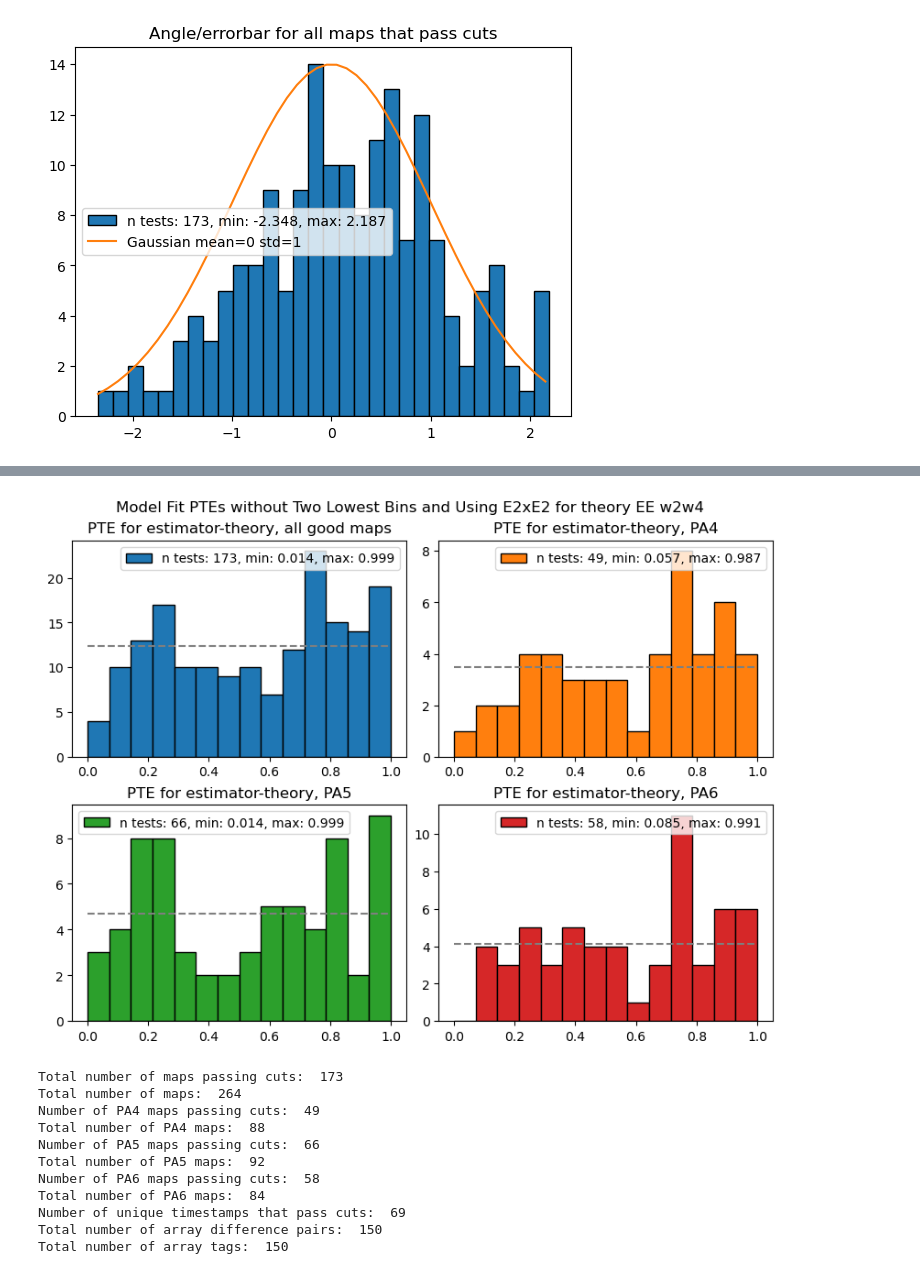
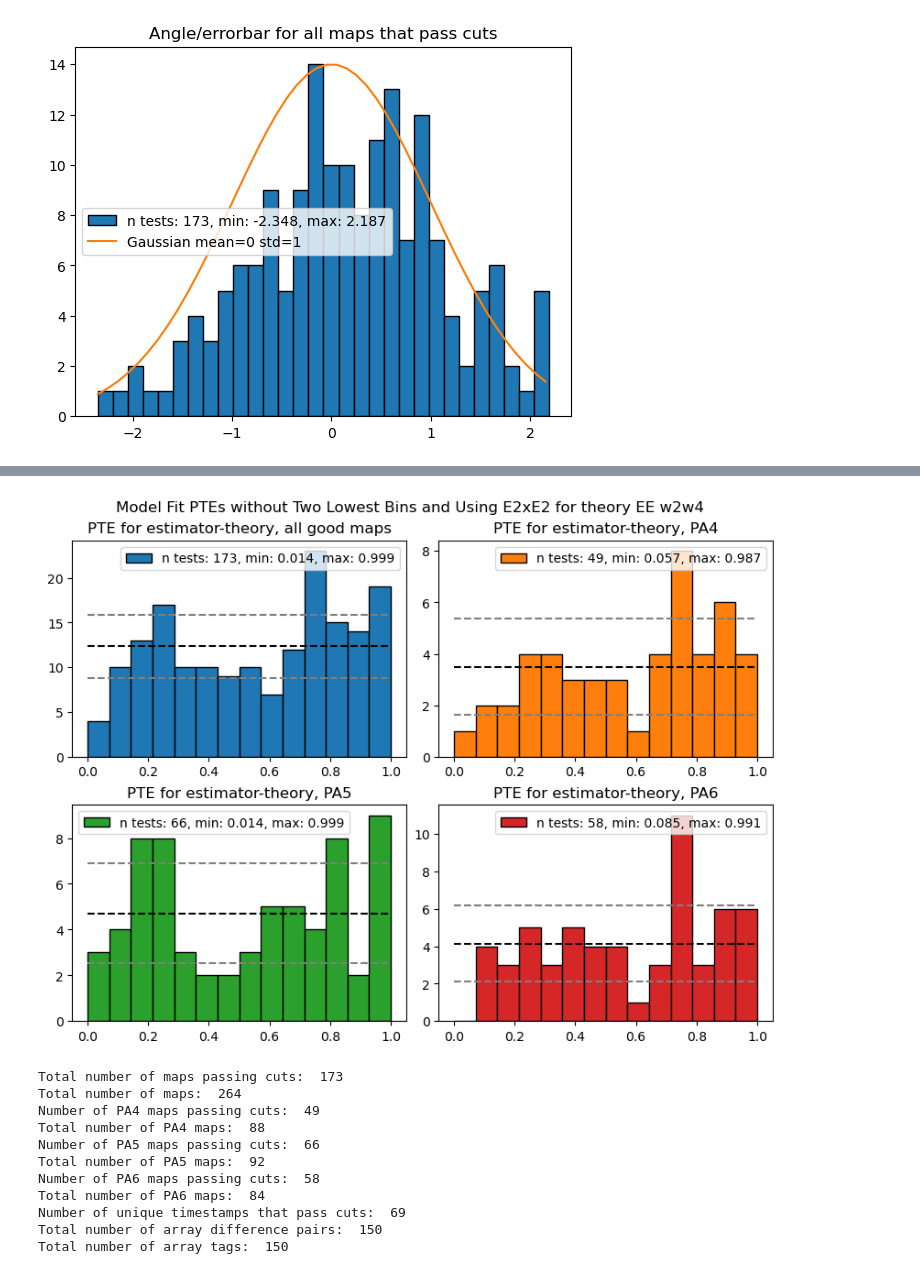
Before and after one commit to zhuber21/act-axion-analysis, a Jupyter notebook: notebooks/array_diff_larger_set_w2w4_20250201.ipynb, the cells around one changed output, grey strips where cells are left out. Cells and saved outputs as stored; diff of their text form; code cells hidden in the pictures.

```diff
--- a/notebooks/array_diff_larger_set_w2w4_20250201.ipynb
+++ b/notebooks/array_diff_larger_set_w2w4_20250201.ipynb
@@ -221,39 +240,56 @@ all_theory_covs_without_low_bins = np.array(all_theory_covs_without_low_bins)
 # Making PTE distribution plots
 nbins = 14   # Have been using 10; ACT DR6 papers seem to use 14 for their null tests
 fig, axs = plt.subplots(2, 2, constrained_layout=True, figsize=(8,6))
 fig.suptitle("Model Fit PTEs without Two Lowest Bins and Using E2xE2 for theory EE w2w4")
-#fig.suptitle("Model Fit PTEs without Two Lowest Bins w2w4")
 # All maps
 axs[0,0].hist(pte_good_maps_without_low_bins,bins=nbins,range=(0.0,1.0), color='tab:blue', edgecolor='black',
               label=f'n tests: {len(pte_good_maps_without_low_bins)}, min: {np.min(pte_good_maps_without_low_bins):.3f}, max: {np.max(pte_good_maps_without_low_bins):.3f}')
-axs[0,0].hlines(len(pte_good_maps_without_low_bins)/nbins, 0.0, 1.0, colors='tab:gray', linestyles='dashed')
+per_bin_avg = len(pte_good_maps_without_low_bins)/nbins
+per_bin_err = np.sqrt(per_bin_avg)
+axs[0,0].hlines(per_bin_avg, 0.0, 1.0, colors='black', linestyles='dashed')
+axs[0,0].hlines(per_bin_avg+per_bin_err, 0.0, 1.0, colors='tab:gray', linestyles='dashed')
+axs[0,0].hlines(per_bin_avg-per_bin_err, 0.0, 1.0, colors='tab:gray', linestyles='dashed')
 axs[0,0].set_title("PTE for estimator-theory, all good maps")
 axs[0,0].legend()
 # pa4
 idx_pa4 = np.where(map_arrays[set_pass_all_cuts]=='pa4')[0]
 axs[0,1].hist(pte_good_maps_without_low_bins[idx_pa4], bins=nbins,range=(0.0,1.0), color='tab:orange', edgecolor='black',
              label=f'n tests: {len(pte_good_maps_without_low_bins[idx_pa4])}, min: {np.min(pte_good_maps_without_low_bins[idx_pa4]):.3f}, max: {np.max(pte_good_maps_without_low_bins[idx_pa4]):.3f}')
-axs[0,1].hlines(len(pte_good_maps_without_low_bins[idx_pa4])/nbins, 0.0, 1.0, colors='tab:gray', linestyles='dashed')
+per_bin_avg = len(pte_good_maps_without_low_bins[idx_pa4])/nbins
+per_bin_err = np.sqrt(per_bin_avg)
+axs[0,1].hlines(per_bin_avg, 0.0, 1.0, colors='black', linestyles='dashed')
+axs[0,1].hlines(per_bin_avg+per_bin_err, 0.0, 1.0, colors='tab:gray', linestyles='dashed')
+axs[0,1].hlines(per_bin_avg-per_bin_err, 0.0, 1.0, colors='tab:gray', linestyles='dashed')
 axs[0,1].set_title("PTE for estimator-theory, PA4")
 axs[0,1].legend()
 # pa5
 idx_pa5 = np.where(map_arrays[set_pass_all_cuts]=='pa5')[0]
 axs[1,0].hist(pte_good_maps_without_low_bins[idx_pa5], bins=nbins,range=(0.0,1.0), color='tab:green', edgecolor='black',
              label=f'n tests: {len(pte_good_maps_without_low_bins[idx_pa5])}, min: {np.min(pte_good_maps_without_low_bins[idx_pa5]):.3f}, max: {np.max(pte_good_maps_without_low_bins[idx_pa5]):.3f}')
-axs[1,0].hlines(len(pte_good_maps_without_low_bins[idx_pa5])/nbins, 0.0, 1.0, colors='tab:gray', linestyles='dashed')
+per_bin_avg = len(pte_good_maps_without_low_bins[idx_pa5])/nbins
+per_bin_err = np.sqrt(per_bin_avg)
+axs[1,0].hlines(per_bin_avg, 0.0, 1.0, colors='black', linestyles='dashed')
+axs[1,0].hlines(per_bin_avg+per_bin_err, 0.0, 1.0, colors='tab:gray', linestyles='dashed')
+axs[1,0].hlines(per_bin_avg-per_bin_err, 0.0, 1.0, colors='tab:gray', linestyles='dashed')
+#axs[1,0].hlines(len(pte_good_maps[idx_pa5])/nbins, 0.0, 1.0, colors='tab:gray', linestyles='dashed')
 axs[1,0].set_title("PTE for estimator-theory, PA5")
 axs[1,0].legend()
 # pa6
 idx_pa6 = np.where(map_arrays[set_pass_all_cuts]=='pa6')[0]
 axs[1,1].hist(pte_good_maps_without_low_bins[idx_pa6], bins=nbins,range=(0.0,1.0), color='tab:red', edgecolor='black',
              label=f'n tests: {len(pte_good_maps_without_low_bins[idx_pa6])}, min: {np.min(pte_good_maps_without_low_bins[idx_pa6]):.3f}, max: {np.max(pte_good_maps_without_low_bins[idx_pa6]):.3f}')
-axs[1,1].hlines(len(pte_good_maps_without_low_bins[idx_pa6])/nbins, 0.0, 1.0, colors='tab:gray', linestyles='dashed')
+per_bin_avg = len(pte_good_maps_without_low_bins[idx_pa6])/nbins
+per_bin_err = np.sqrt(per_bin_avg)
+axs[1,1].hlines(per_bin_avg, 0.0, 1.0, colors='black', linestyles='dashed')
+axs[1,1].hlines(per_bin_avg+per_bin_err, 0.0, 1.0, colors='tab:gray', linestyles='dashed')
+axs[1,1].hlines(per_bin_avg-per_bin_err, 0.0, 1.0, colors='tab:gray', linestyles='dashed')
+#axs[1,1].hlines(len(pte_good_maps[idx_pa6])/nbins, 0.0, 1.0, colors='tab:gray', linestyles='dashed')
 axs[1,1].set_title("PTE for estimator-theory, PA6")
 axs[1,1].legend()
 plt.show()
 plt.close()
 # %% [output]
-[figure, old version]
+[figure, new version]
 # %%
 #######################################################
 # Array Differencing Null Test
```
Also changed, not shown: parts of 7 cells of this notebook, 7 other files.
